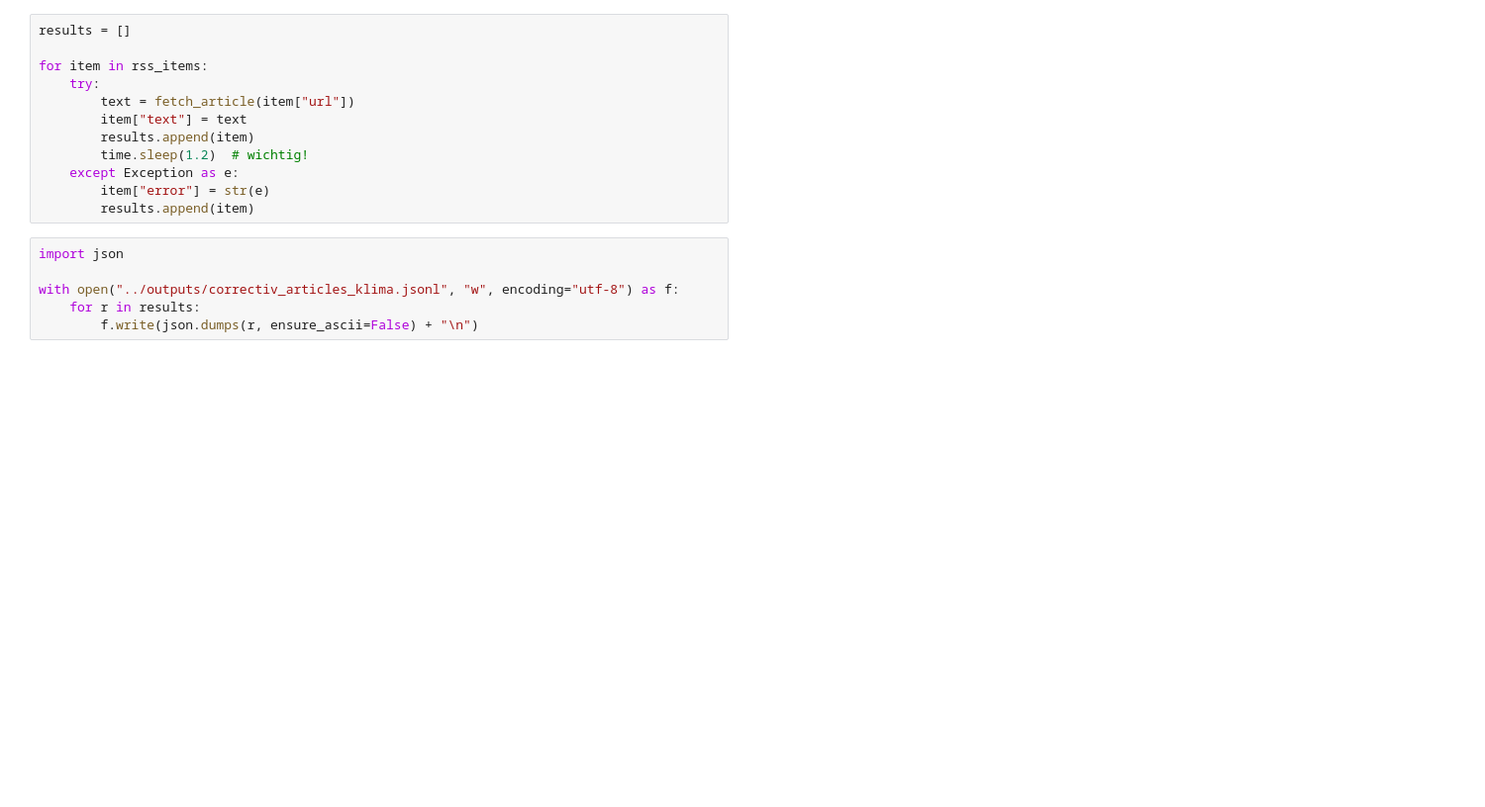
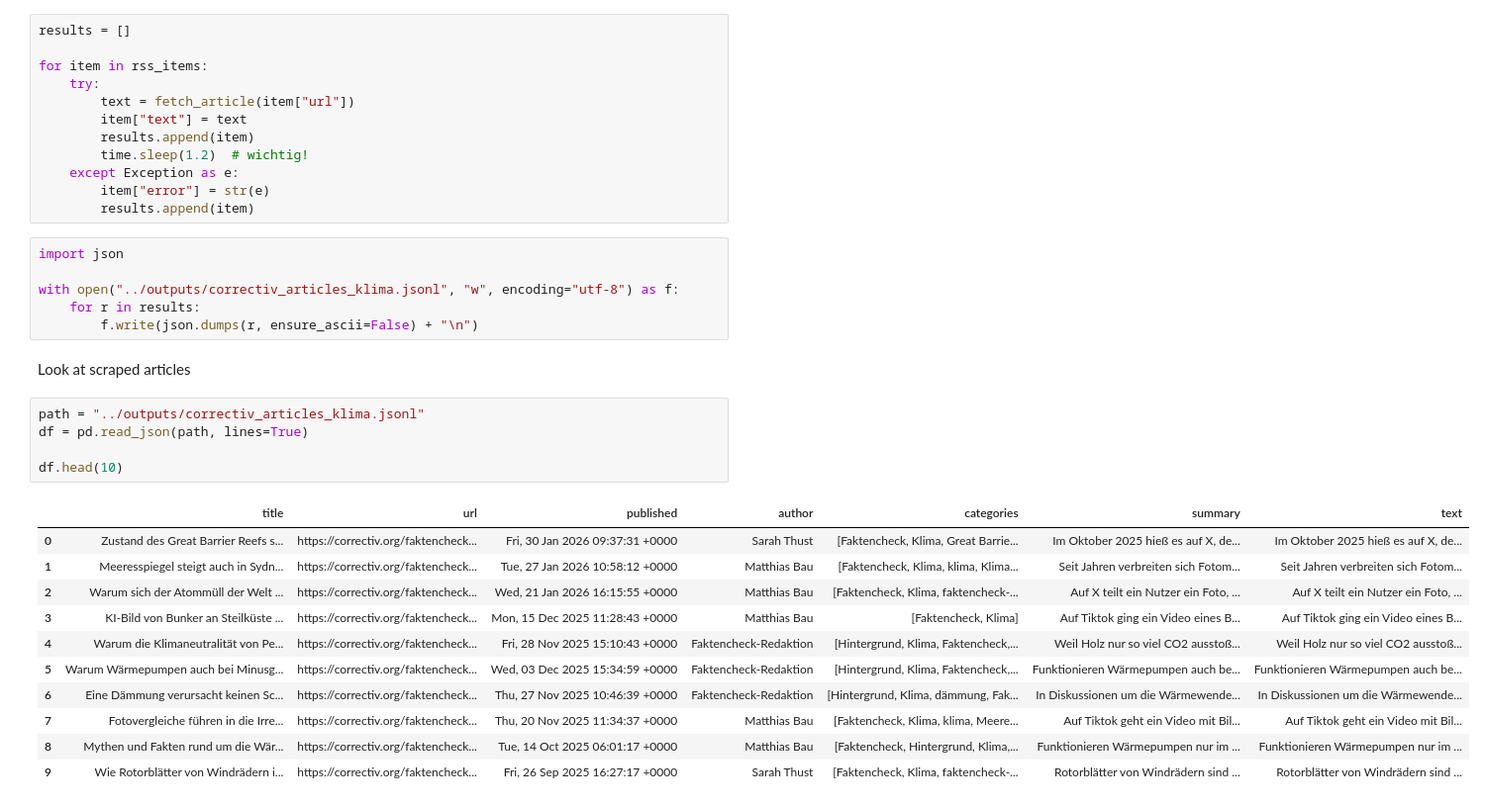
Before and after one commit to mattishaumann/Thesis, a Jupyter notebook: data/experiments/correctiv_scraper/scripts/CorrectivScraper_v1.ipynb, the cells around one changed output. Shown at 99% size. Drawn from its saved outputs; the diff is of its cells as text; blank space fills up the shorter version.

```diff
--- a/data/experiments/correctiv_scraper/scripts/CorrectivScraper_v1.ipynb
+++ b/data/experiments/correctiv_scraper/scripts/CorrectivScraper_v1.ipynb
@@ -200,3 +198,22 @@ import json
 with open("../outputs/correctiv_articles_klima.jsonl", "w", encoding="utf-8") as f:
     for r in results:
         f.write(json.dumps(r, ensure_ascii=False) + "\n")
+# %% [markdown]
+Look at scraped articles
+# %%
+path = "../outputs/correctiv_articles_klima.jsonl"
+df = pd.read_json(path, lines=True)
+
+df.head(10)
+# %% [output]
+|  | title | url | published | author | categories | summary | text |
+| 0 | Zustand des Great Barrier Reefs s... | https://correctiv.org/faktencheck... | Fri, 30 Jan 2026 09:37:31 +0000 | Sarah Thust | [Faktencheck, Klima, Great Barrie... | Im Oktober 2025 hieß es auf X, de... | Im Oktober 2025 hieß es auf X, de... |
+| 1 | Meeresspiegel steigt auch in Sydn... | https://correctiv.org/faktencheck... | Tue, 27 Jan 2026 10:58:12 +0000 | Matthias Bau | [Faktencheck, Klima, klima, Klima... | Seit Jahren verbreiten sich Fotom... | Seit Jahren verbreiten sich Fotom... |
+| 2 | Warum sich der Atommüll der Welt ... | https://correctiv.org/faktencheck... | Wed, 21 Jan 2026 16:15:55 +0000 | Matthias Bau | [Faktencheck, Klima, faktencheck-... | Auf X teilt ein Nutzer ein Foto, ... | Auf X teilt ein Nutzer ein Foto, ... |
+| 3 | KI-Bild von Bunker an Steilküste ... | https://correctiv.org/faktencheck... | Mon, 15 Dec 2025 11:28:43 +0000 | Matthias Bau | [Faktencheck, Klima] | Auf Tiktok ging ein Video eines B... | Auf Tiktok ging ein Video eines B... |
+| 4 | Warum die Klimaneutralität von Pe... | https://correctiv.org/faktencheck... | Fri, 28 Nov 2025 15:10:43 +0000 | Faktencheck-Redaktion | [Hintergrund, Klima, Faktencheck,... | Weil Holz nur so viel CO2 ausstoß... | Weil Holz nur so viel CO2 ausstoß... |
+| 5 | Warum Wärmepumpen auch bei Minusg... | https://correctiv.org/faktencheck... | Wed, 03 Dec 2025 15:34:59 +0000 | Faktencheck-Redaktion | [Hintergrund, Klima, Faktencheck,... | Funktionieren Wärmepumpen auch be... | Funktionieren Wärmepumpen auch be... |
+| 6 | Eine Dämmung verursacht keinen Sc... | https://correctiv.org/faktencheck... | Thu, 27 Nov 2025 10:46:39 +0000 | Faktencheck-Redaktion | [Hintergrund, Klima, dämmung, Fak... | In Diskussionen um die Wärmewende... | In Diskussionen um die Wärmewende... |
+| 7 | Fotovergleiche führen in die Irre... | https://correctiv.org/faktencheck... | Thu, 20 Nov 2025 11:34:37 +0000 | Matthias Bau | [Faktencheck, Klima, klima, Meere... | Auf Tiktok geht ein Video mit Bil... | Auf Tiktok geht ein Video mit Bil... |
+| 8 | Mythen und Fakten rund um die Wär... | https://correctiv.org/faktencheck... | Tue, 14 Oct 2025 06:01:17 +0000 | Matthias Bau | [Faktencheck, Hintergrund, Klima,... | Funktionieren Wärmepumpen nur im ... | Funktionieren Wärmepumpen nur im ... |
+| 9 | Wie Rotorblätter von Windrädern i... | https://correctiv.org/faktencheck... | Fri, 26 Sep 2025 16:27:17 +0000 | Sarah Thust | [Faktencheck, Klima, faktencheck-... | Rotorblätter von Windrädern sind ... | Rotorblätter von Windrädern sind ... |
```
Also changed, not shown: parts of 5 cells of this notebook.
